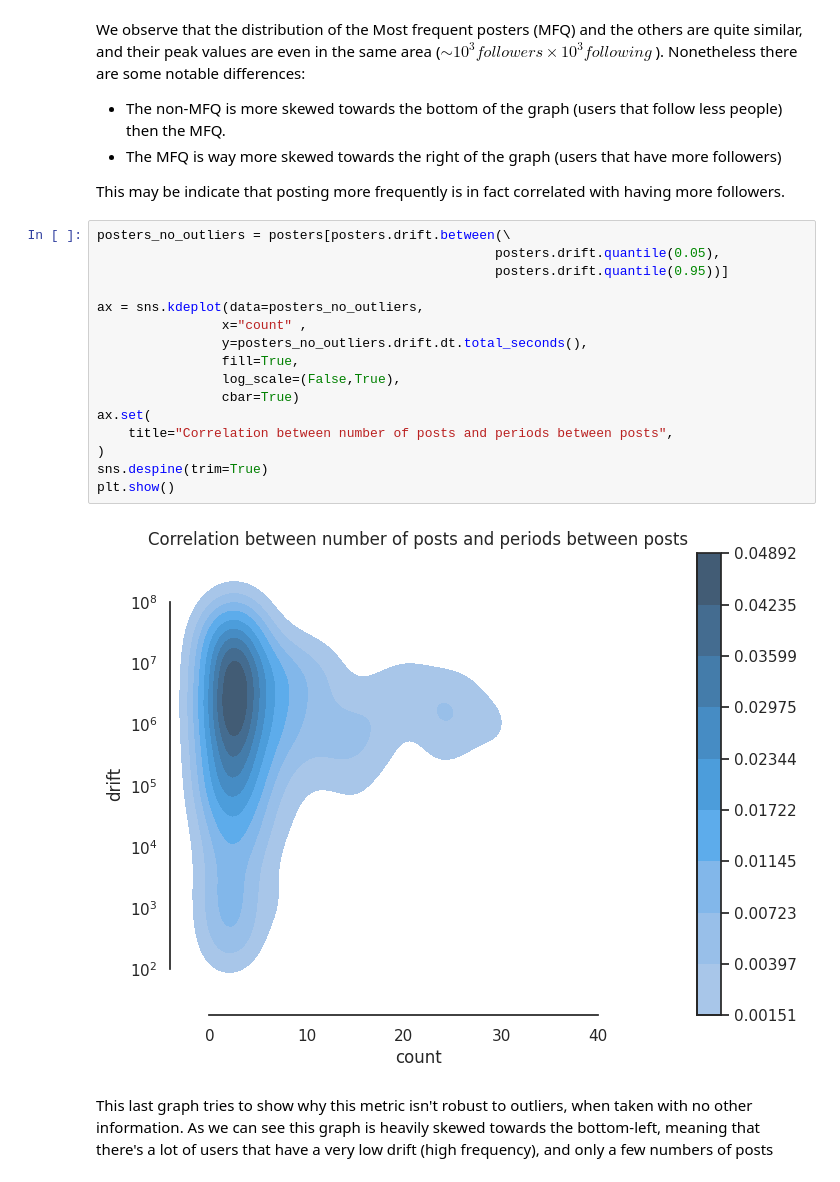
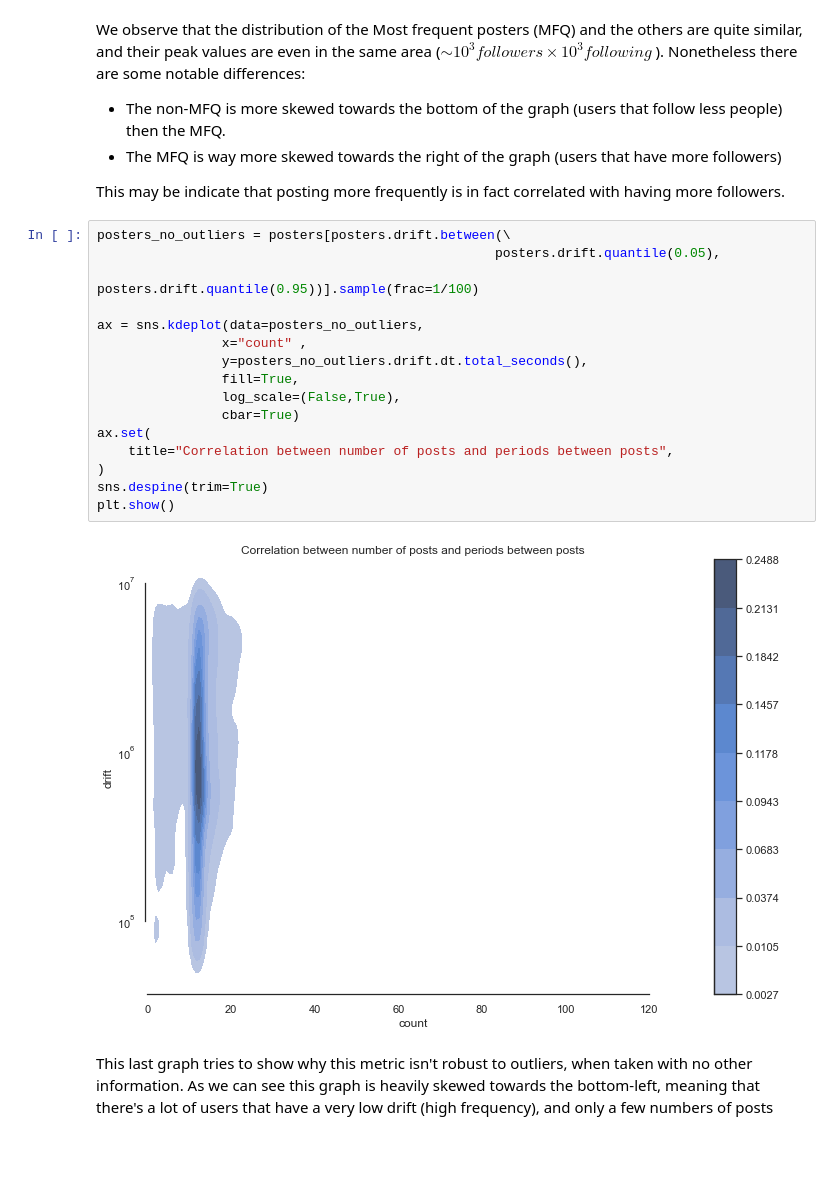
Before and after one commit to Prot10/ADM_HW_2, a Jupyter notebook: general.ipynb, the cells around one changed output. Cells and saved outputs as stored; diff of their text form; blank space fills up the shorter version.

```diff
--- a/general.ipynb
+++ b/general.ipynb
@@ -1231,21 +1236,21 @@ This may be indicate that posting more frequently is in fact correlated with hav
 # %%
 posters_no_outliers = posters[posters.drift.between(\
                                                    posters.drift.quantile(0.05),
-                                                   posters.drift.quantile(0.95))]
+                                                   posters.drift.quantile(0.95))].sample(frac=1/100)
 
 ax = sns.kdeplot(data=posters_no_outliers,
                 x="count" ,
                 y=posters_no_outliers.drift.dt.total_seconds(),
                 fill=True,
                 log_scale=(False,True),
                 cbar=True)
 ax.set(
     title="Correlation between number of posts and periods between posts",
 )
 sns.despine(trim=True)
 plt.show()
 # %% [output]
-[figure, old version]
+[figure, new version]
 # %% [markdown]
 This last graph tries to show why this metric isn't robust to outliers, when taken with no other information. As we can see this graph is heavily skewed towards the bottom-left, meaning that there's a lot of users that have a very low drift (high frequency), and only a few numbers of posts
 # %%
```
Also changed, not shown: parts of 57 cells of this notebook.
